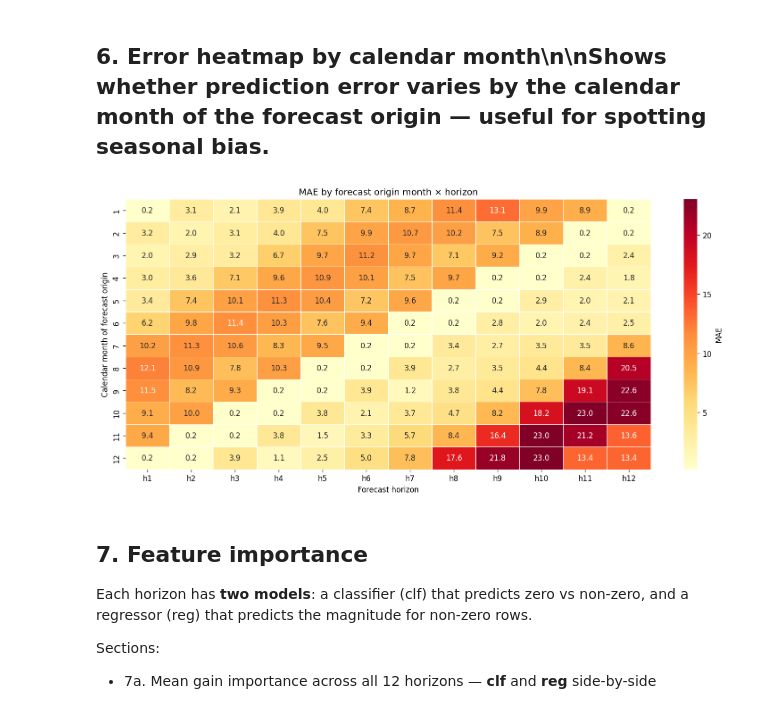
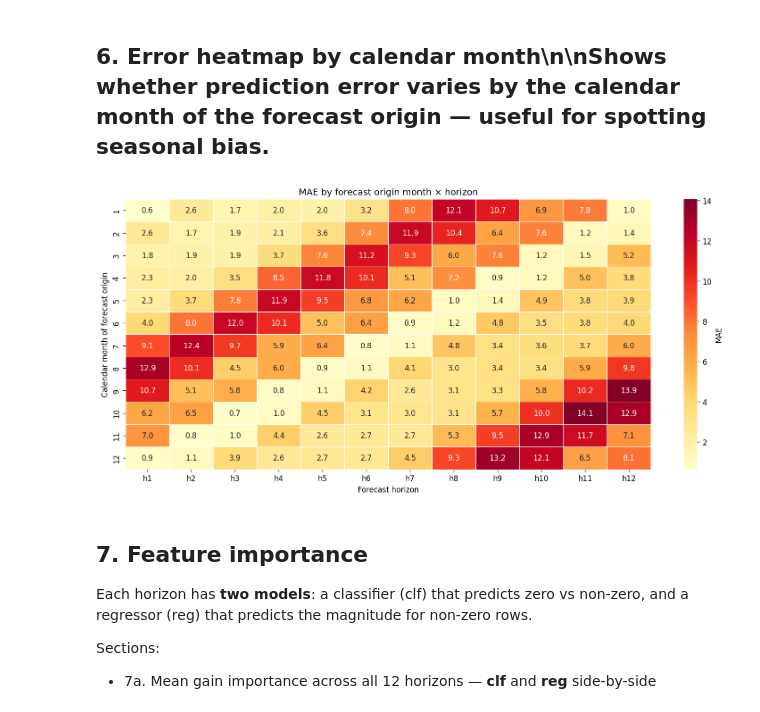
Before and after one commit to anejm/BarkWatch_Korosci-plus-Tilen, a Jupyter notebook: notebooks/results_analysis.ipynb, the cells around one changed output. Drawn from its saved outputs; the diff is of its cells as text; code cells hidden in the pictures.

```diff
--- a/notebooks/results_analysis.ipynb
+++ b/notebooks/results_analysis.ipynb
@@ -52,8 +67,8 @@ df.head(3)
 # %%
 metrics = []
 for h, (tc, pc) in enumerate(zip(TARGET_COLS, PRED_COLS), start=1):
-    y_true = df[tc]
-    y_pred = df[pc]
+    y_true = df_eval[tc]
+    y_pred = df_eval[pc]
     metrics.append({
         "horizon": f"h{h}",
         "MAE":  mean_absolute_error(y_true, y_pred),
@@ -63,8 +78,8 @@ for h, (tc, pc) in enumerate(zip(TARGET_COLS, PRED_COLS), start=1):
 
 metrics_df = pd.DataFrame(metrics).set_index("horizon")
 
-overall_mae  = mean_absolute_error(df[TARGET_COLS].values, df[PRED_COLS].values)
-overall_rmse = root_mean_squared_error(df[TARGET_COLS].values, df[PRED_COLS].values)
+overall_mae  = mean_absolute_error(df_eval[TARGET_COLS].values, df_eval[PRED_COLS].values)
+overall_rmse = root_mean_squared_error(df_eval[TARGET_COLS].values, df_eval[PRED_COLS].values)
 print(f"Overall MAE : {overall_mae:.4f}")
 print(f"Overall RMSE: {overall_rmse:.4f}\n")
 metrics_df.round(4)
@@ -106,8 +121,8 @@ plt.show()
 fig, axes = plt.subplots(3, 4, figsize=(16, 11))
 
 for ax, tc, pc in zip(axes.flat, TARGET_COLS, PRED_COLS):
-    y_true = df[tc].values
-    y_pred = df[pc].values
+    y_true = df_eval[tc].values
+    y_pred = df_eval[pc].values
     lim = max(y_true.max(), y_pred.max()) * 1.05
 
     ax.scatter(y_true, y_pred, alpha=0.15, s=4, color="steelblue", rasterized=True)
@@ -133,7 +148,7 @@ Shows actual vs predicted h1 (next-month forecast) over the test period for a sa
 # %%
 # Pick odseki with the most test rows (most active ones)
 top_odseki = (
-    df.groupby("odsek")["h1"].sum()
+    df_eval.groupby("odsek")["h1"].sum()
     .nlargest(9)
     .index.tolist()
 )
@@ -141,7 +156,7 @@ top_odseki = (
 fig, axes = plt.subplots(3, 3, figsize=(16, 10), sharey=False)
 
 for ax, odsek in zip(axes.flat, top_odseki):
-    sub = df[df["odsek"] == odsek].sort_values("leto_mesec")
+    sub = df_eval[df_eval["odsek"] == odsek].sort_values("leto_mesec")
     periods = sub["leto_mesec"].dt.to_timestamp()
 
     ax.plot(periods, sub["h1"],      label="actual",    color="steelblue", linewidth=1.5)
@@ -160,7 +175,7 @@ plt.show()
 # %%
 # Full 12-horizon fan plot for a single odsek
 odsek_focus = top_odseki[0]
-sub = df[df["odsek"] == odsek_focus].sort_values("leto_mesec").head(1)
+sub = df_eval[df_eval["odsek"] == odsek_focus].sort_values("leto_mesec").head(1)
 
 if not sub.empty:
     row = sub.iloc[0]
@@ -220,34 +235,34 @@ Residual p5/p95: 0.00 / 25.14
 # %% [markdown]
 ## 6. Error heatmap by calendar month\n\nShows whether prediction error varies by the calendar month of the forecast origin — useful for spotting seasonal bias.
 # %%
-df["origin_month"] = df["leto_mesec"].dt.month
+df_eval["origin_month"] = df_eval["leto_mesec"].dt.month
 
 heatmap_data = pd.DataFrame(index=range(1, 13), columns=TARGET_COLS, dtype=float)
 for month in range(1, 13):
-    sub = df[df["origin_month"] == month]
+    sub = df_eval[df_eval["origin_month"] == month]
     for tc, pc in zip(TARGET_COLS, PRED_COLS):
         if len(sub):
             heatmap_data.loc[month, tc] = mean_absolute_error(sub[tc], sub[pc])
 
 heatmap_data.index.name = "origin month"
 
 fig, ax = plt.subplots(figsize=(13, 6))
 sns.heatmap(
     heatmap_data.astype(float),
     ax=ax,
     cmap="YlOrRd",
     annot=True,
     fmt=".1f",
     linewidths=0.4,
     cbar_kws={"label": "MAE"},
 )
 ax.set_xlabel("Forecast horizon")
 ax.set_ylabel("Calendar month of forecast origin")
 ax.set_title("MAE by forecast origin month × horizon")
 plt.tight_layout()
 plt.show()
 # %% [output]
-[figure, old version]
+[figure, new version]
 # %% [markdown]
 ## 7. Feature importance
 
```
Also changed, not shown: parts of 11 cells of this notebook, 3 other files.
